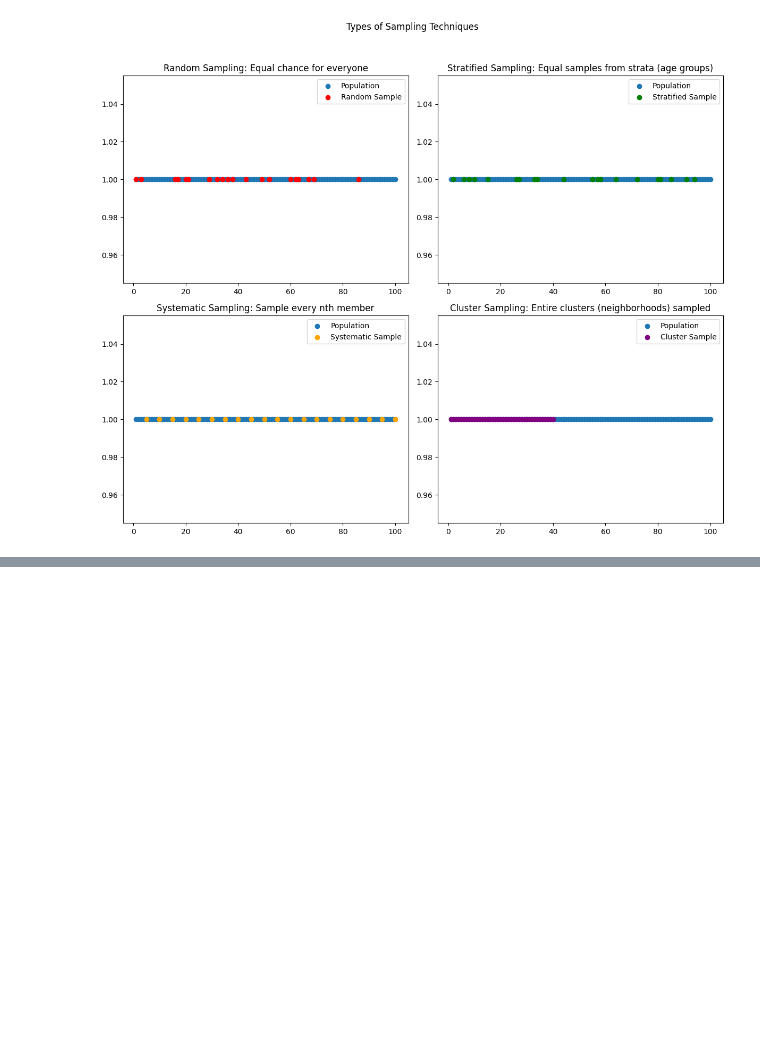
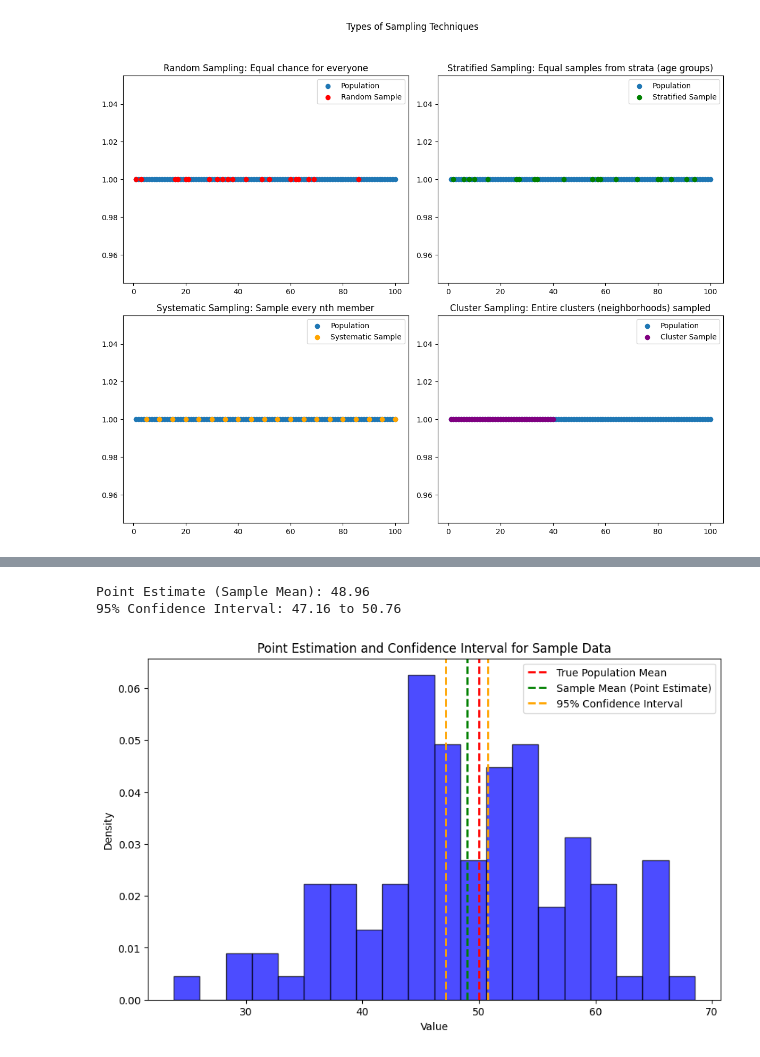
Before and after one commit to MehrdadJalali-AI/Statistics-and-Machine-Learning, a Jupyter notebook: C1_Statistics.ipynb, the cells around one changed output, grey strips where cells are left out. Cells and saved outputs as stored; diff of their text form; code cells hidden in the pictures; blank space fills up the shorter version.

```diff
--- a/C1_Statistics.ipynb
+++ b/C1_Statistics.ipynb
@@ -746,0 +987,49 @@ plt.show()
+# %%
+import numpy as np
+import matplotlib.pyplot as plt
+import scipy.stats as stats
+
+# Generate a sample data from a normally distributed population
+np.random.seed(42)
+population_mean = 50
+population_std = 10
+sample_size = 100
+sample_data = np.random.normal(loc=population_mean, scale=population_std, size=sample_size)
+
+# Point Estimation: Mean of the sample
+point_estimate = np.mean(sample_data)
+print(f"Point Estimate (Sample Mean): {point_estimate:.2f}")
+
+# Confidence Interval: 95% Confidence Interval for the population mean
+confidence_level = 0.95
+degrees_of_freedom = sample_size - 1
+sample_std = np.std(sample_data, ddof=1)  # Sample standard deviation
+standard_error = sample_std / np.sqrt(sample_size)
+confidence_interval = stats.t.interval(confidence_level, degrees_of_freedom, loc=point_estimate, scale=standard_error)
+
+print(f"95% Confidence Interval: {confidence_interval[0]:.2f} to {confidence_interval[1]:.2f}")
+
+# Plotting the Sample Data Distribution and Confidence Interval
+plt.figure(figsize=(10, 6))
+
+# Plot histogram of the sample data
+plt.hist(sample_data, bins=20, alpha=0.7, color='blue', edgecolor='black', density=True)
+
+# Overlay the true population mean and sample mean
+plt.axvline(population_mean, color='red', linestyle='dashed', linewidth=2, label='True Population Mean')
+plt.axvline(point_estimate, color='green', linestyle='dashed', linewidth=2, label='Sample Mean (Point Estimate)')
+
+# Plot the confidence interval
+plt.axvline(confidence_interval[0], color='orange', linestyle='dashed', linewidth=2, label='95% Confidence Interval')
+plt.axvline(confidence_interval[1], color='orange', linestyle='dashed', linewidth=2)
+
+# Plot settings
+plt.title("Point Estimation and Confidence Interval for Sample Data")
+plt.xlabel("Value")
+plt.ylabel("Density")
+plt.legend(loc='upper right')
+plt.show()
+# %% [output]
+Point Estimate (Sample Mean): 48.96
+95% Confidence Interval: 47.16 to 50.76
+[figure, added]
```
Also changed, not shown: parts of 8 cells of this notebook.
